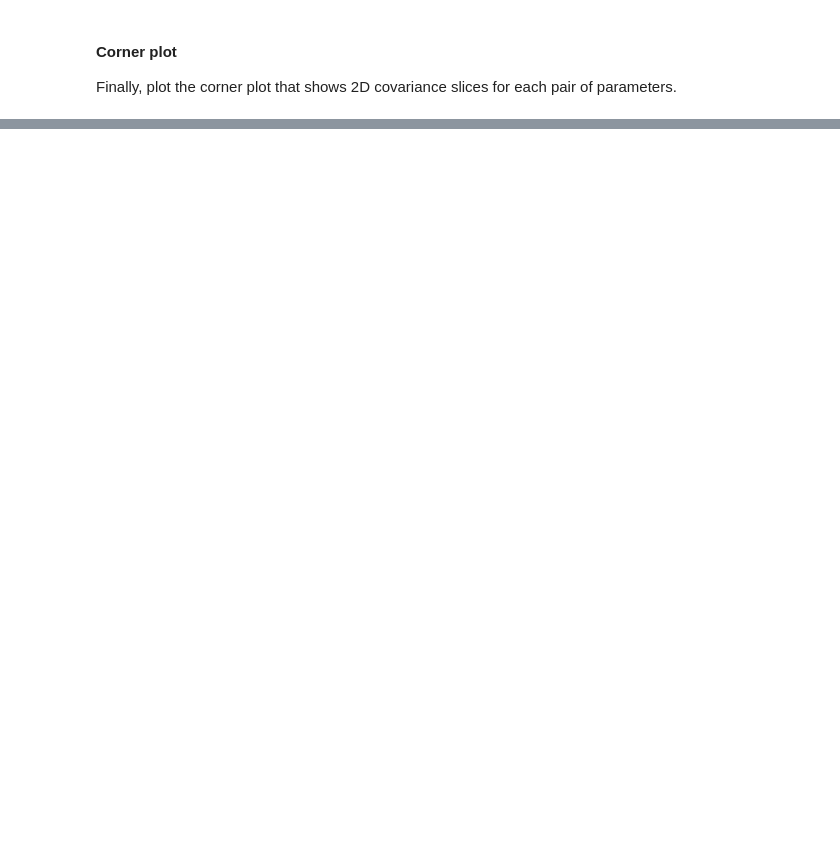
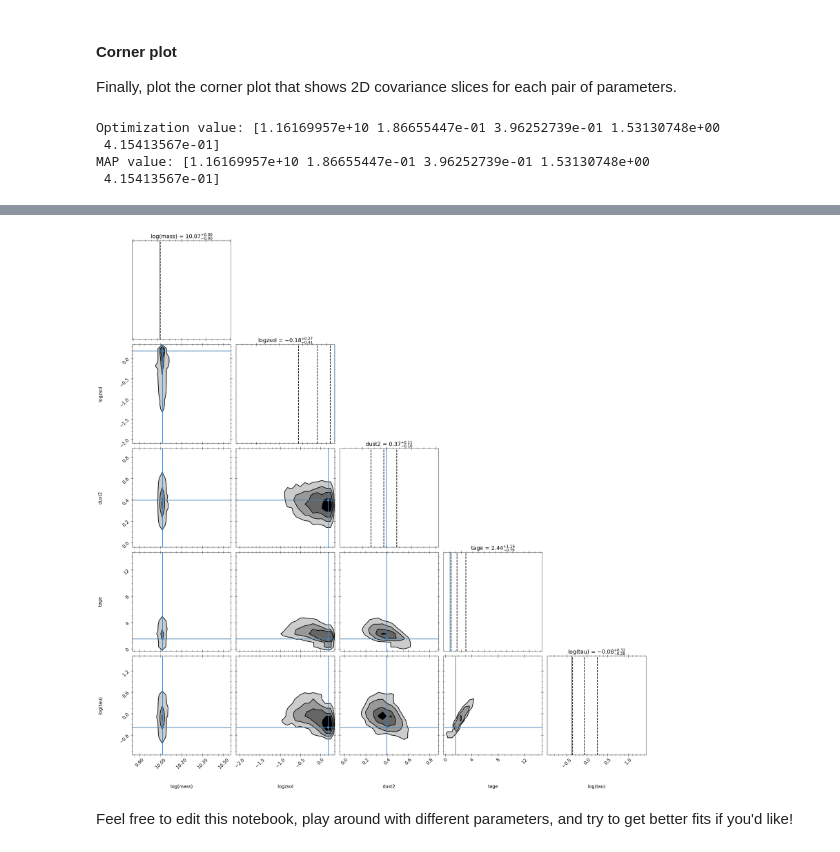
Before and after one commit to astro-nova/UWAstroStats, a Jupyter notebook: projects/sed-fitting/Prospector Example.ipynb, the cells around one changed output, grey strips where cells are left out. Cells and saved outputs as stored; diff of their text form; code cells hidden in the pictures; blank space fills up the shorter version.

```diff
--- a/projects/sed-fitting/Prospector Example.ipynb
+++ b/projects/sed-fitting/Prospector Example.ipynb
@@ -361,13 +363,13 @@ Here we read in our HDF5 output file (again, be careful of file names).
 import prospect.io.read_results as reader
 
 results_type = "emcee" # | "dynesty"
-hfile = 'output/gal33_emcee_24Jan12-13.46.h5' # The filename should be changed
+hfile = 'output/gal33_emcee_24Jan14-16.51.h5' # The filename should be changed
 
-# grab results (dictionary), the obs dictionary, and our corresponding models
+# Grab results (dictionary), the obs dictionary, and our corresponding models
 # When using parameter files set `dangerous=True`
-result, obs, _ = reader.results_from(hfile, dangerous=False)
+result, obs, model = reader.results_from(hfile)
 
-#The following commented lines reconstruct the model and sps object,
+# The following commented lines reconstruct the model and sps object,
 # if a parameter file continaing the `build_*` methods was saved along with the results
 #model = reader.get_model(result)
 #sps = reader.get_sps(result)
@@ -462,4 +464,9 @@ Finally, plot the corner plot that shows 2D covariance slices for each pair of p
 print('Optimization value: {}'.format(theta_max))
 print('MAP value: {}'.format(theta_max))
 cornerfig = reader.subcorner(result, start=0, thin=thin, truths=theta_max,
-                             fig=plt.subplots(6,6,figsize=(27,27))[0])
+                             fig=plt.subplots(5,5,figsize=(27,27))[0])
+# %% [output]
+Optimization value: [1.16169957e+10 1.86655447e-01 3.96252739e-01 1.53130748e+00
+ 4.15413567e-01]
+MAP value: [1.16169957e+10 1.86655447e-01 3.96252739e-01 1.53130748e+00
+ 4.15413567e-01]
@@ -465,0 +474,3 @@ cornerfig = reader.subcorner(result, start=0, thin=thin, truths=theta_max,
+[figure, added]
+# %% [markdown]
+Feel free to edit this notebook, play around with different parameters, and try to get better fits if you'd like!
```
Also changed, not shown: parts of 9 cells of this notebook.
